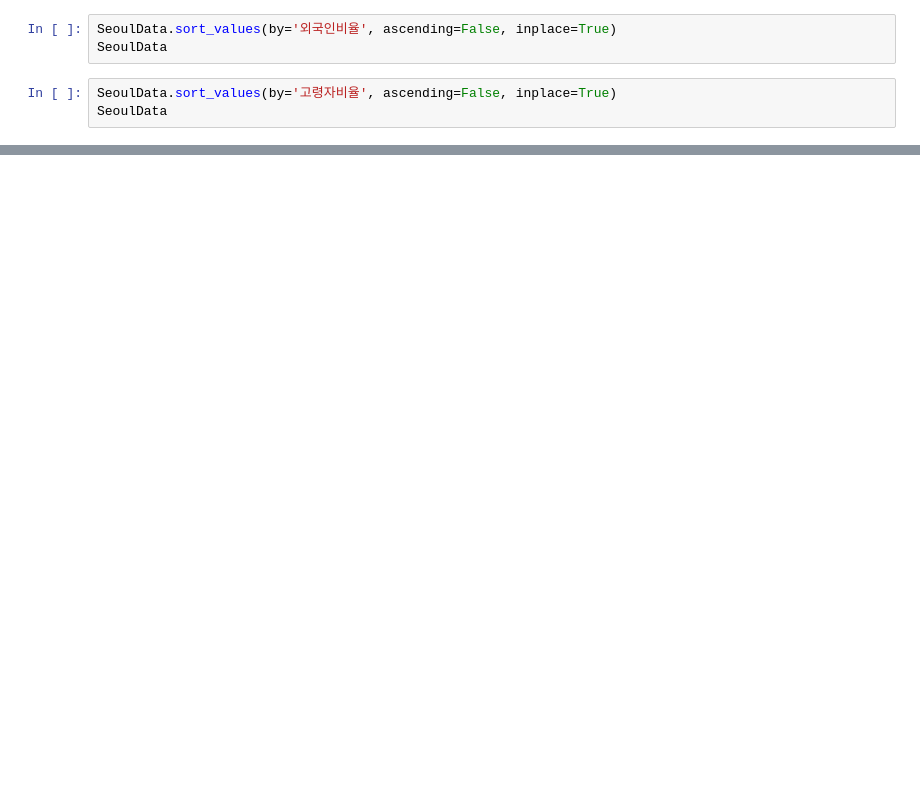
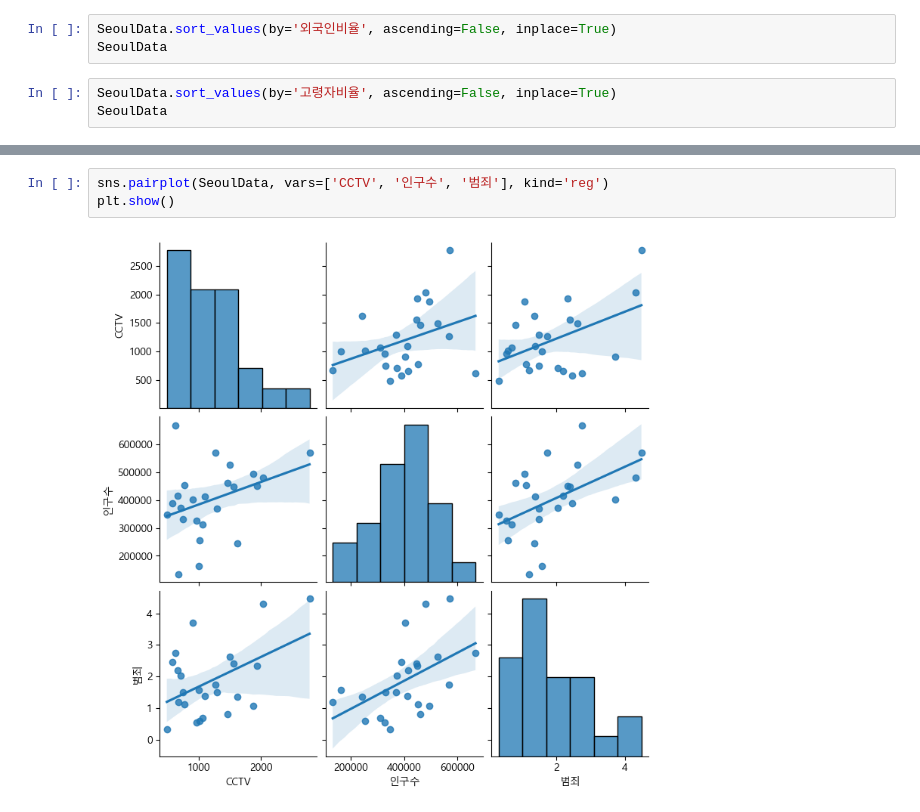
Before and after one commit to 5peaker/engineering-pancake, a Jupyter notebook: SeoulData.ipynb, the cells around one changed output, grey strips where cells are left out. Cells and saved outputs as stored; diff of their text form; blank space fills up the shorter version.

```diff
--- a/SeoulData.ipynb
+++ b/SeoulData.ipynb
@@ -187,0 +201,5 @@ SeoulData_sortBudget은 예산 기준으로 정리
+# %%
+sns.pairplot(SeoulData, vars=['CCTV', '인구수', '범죄'], kind='reg')
+plt.show()
+# %% [output]
+[figure, added]
```
Also changed, not shown: parts of 13 cells of this notebook, 1 other file.
